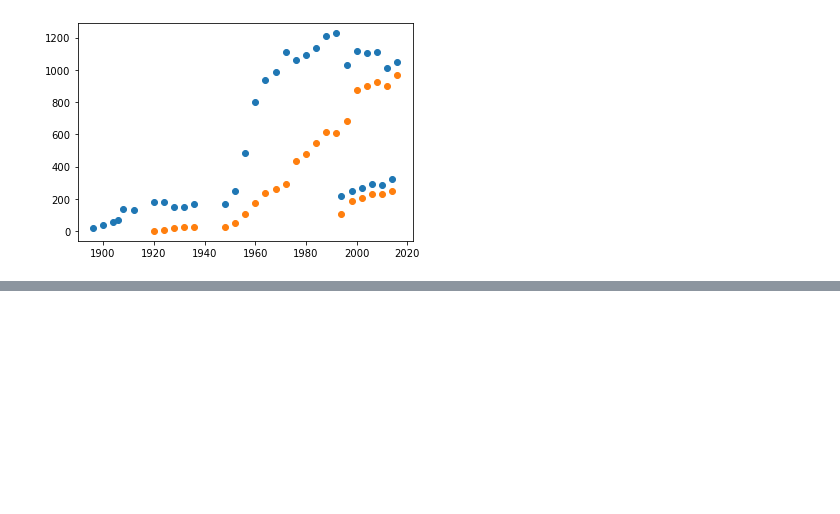
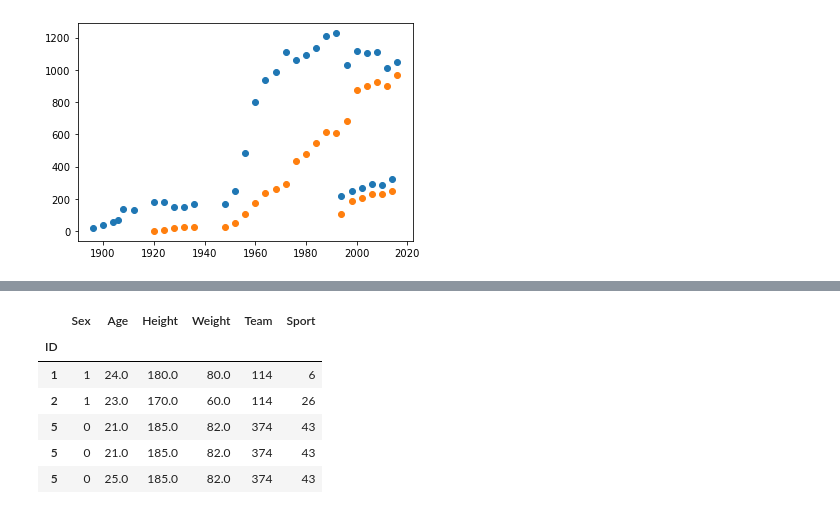
Before and after one commit to gleffad/data_approach_to_olympic_games, a Jupyter notebook: olympic_games_analysis.ipynb, the cells around one changed output, grey strips where cells are left out. Saved outputs shown, nothing was run; the diff lists cells and outputs as text; code cells hidden in the pictures; blank space fills up the shorter version.

```diff
--- a/olympic_games_analysis.ipynb
+++ b/olympic_games_analysis.ipynb
@@ -187,0 +203,19 @@ plt.scatter(dfF.index, dfF['Medal'])
+# %%
+df_events = pd.read_csv('data/athlete_events.csv', index_col='ID')          # Charge le dataset
+df_events.dropna(inplace=True, subset=['Age', 'Height', 'Weight'])          # Enleve les ligne useless
+df_events = df_events[['Sex', 'Age', 'Height', 'Weight', 'Team', 'Sport']]  # Garde les cololones utiles
+
+label_encoder = LabelEncoder()
+df_events['Team'] = label_encoder.fit_transform(df_events['Team'])
+df_events['Sport'] = label_encoder.fit_transform(df_events['Sport'])
+df_events['Sex'] = label_encoder.fit_transform(df_events['Sex'])
+
+df_events.head()
+# %% [output]
+|  | Sex | Age | Height | Weight | Team | Sport |
+| ID |  |  |  |  |  |  |
+| 1 | 1 | 24.0 | 180.0 | 80.0 | 114 | 6 |
+| 2 | 1 | 23.0 | 170.0 | 60.0 | 114 | 26 |
+| 5 | 0 | 21.0 | 185.0 | 82.0 | 374 | 43 |
+| 5 | 0 | 21.0 | 185.0 | 82.0 | 374 | 43 |
+| 5 | 0 | 25.0 | 185.0 | 82.0 | 374 | 43 |
```
Also changed, not shown: parts of 10 cells of this notebook.
